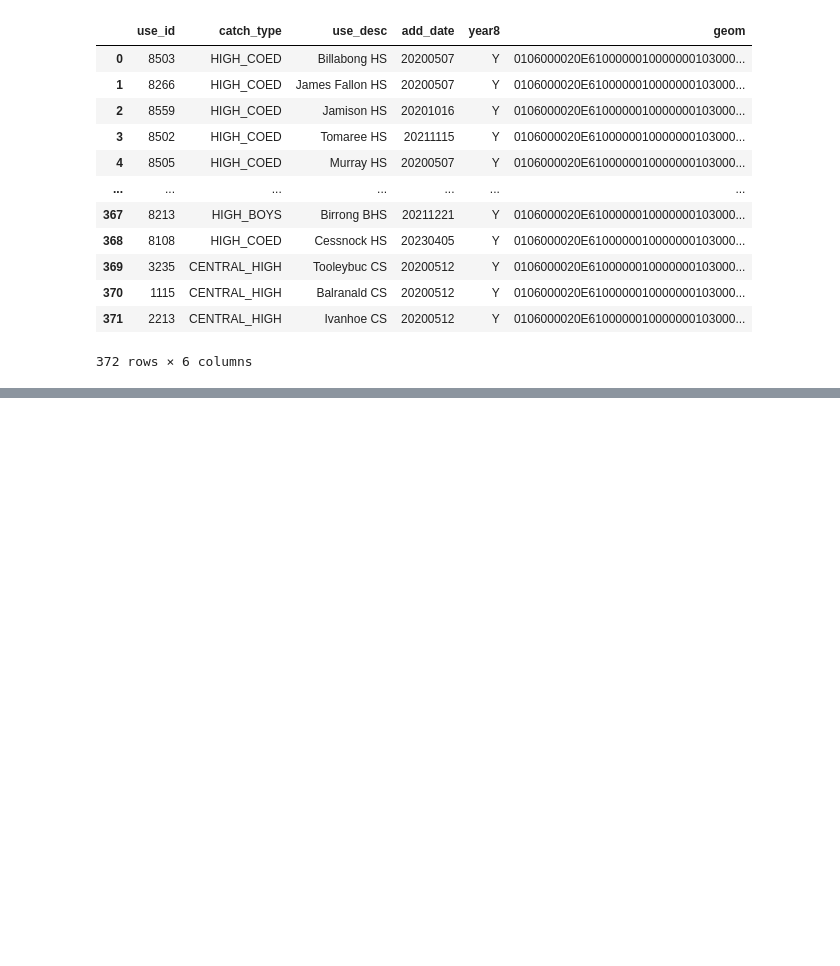
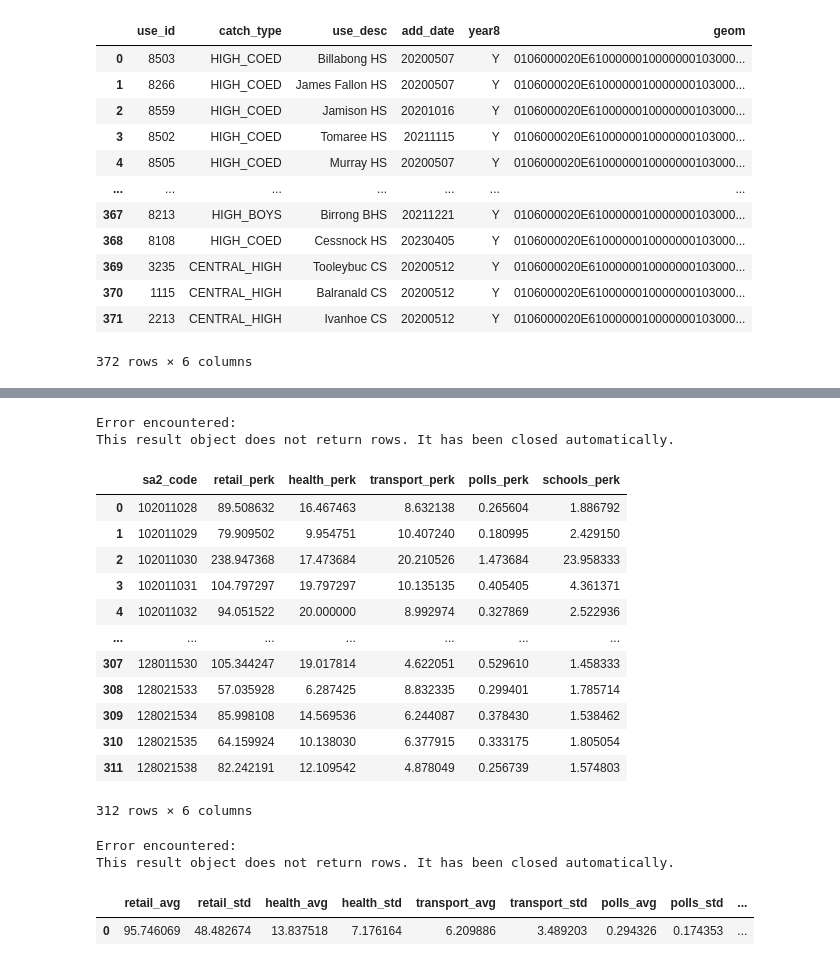
Before and after one commit to joshuahallam127/DATA2901_Assign, a Jupyter notebook: main.ipynb, the cells around one changed output, grey strips where cells are left out. Saved outputs shown, nothing was run; the diff lists cells and outputs as text; code cells hidden in the pictures; blank space fills up the shorter version.

```diff
--- a/main.ipynb
+++ b/main.ipynb
@@ -1454,0 +1628,49 @@ stops.head()
+# %%
+sql = """
+DROP VIEW IF EXISTS per_thousand;
+CREATE VIEW per_thousand AS
+SELECT sa2_code,
+    SUM(retail_businesses / total_people) AS retail_perk,
+    SUM(health_businesses / total_people) AS health_perk,
+    SUM(transport_stops / total_people) AS transport_perk,
+    SUM(polls / total_people) AS polls_perk,
+    SUM(primary_catchments / young_people) + SUM(secondary_catchments / young_people) AS schools_perk
+FROM together_view
+GROUP BY sa2_code;
+"""
+query(conn, sql)
+query(conn, "SELECT * FROM per_thousand")
+# %% [output]
+Error encountered:
+This result object does not return rows. It has been closed automatically.
+|  | sa2_code | retail_perk | health_perk | transport_perk | polls_perk | schools_perk |
+| 0 | 102011028 | 89.508632 | 16.467463 | 8.632138 | 0.265604 | 1.886792 |
+| 1 | 102011029 | 79.909502 | 9.954751 | 10.407240 | 0.180995 | 2.429150 |
+| 2 | 102011030 | 238.947368 | 17.473684 | 20.210526 | 1.473684 | 23.958333 |
+| 3 | 102011031 | 104.797297 | 19.797297 | 10.135135 | 0.405405 | 4.361371 |
+| 4 | 102011032 | 94.051522 | 20.000000 | 8.992974 | 0.327869 | 2.522936 |
+| ... | ... | ... | ... | ... | ... | ... |
+| 307 | 128011530 | 105.344247 | 19.017814 | 4.622051 | 0.529610 | 1.458333 |
+| 308 | 128021533 | 57.035928 | 6.287425 | 8.832335 | 0.299401 | 1.785714 |
+| 309 | 128021534 | 85.998108 | 14.569536 | 6.244087 | 0.378430 | 1.538462 |
+| 310 | 128021535 | 64.159924 | 10.138030 | 6.377915 | 0.333175 | 1.805054 |
+| 311 | 128021538 | 82.242191 | 12.109542 | 4.878049 | 0.256739 | 1.574803 |
+312 rows × 6 columns
+# %%
+sql = """
+DROP VIEW IF EXISTS stats;
+CREATE VIEW stats AS
+SELECT AVG(retail_perk) AS retail_avg, STDDEV(retail_perk) AS retail_std,
+    AVG(health_perk) AS health_avg, STDDEV(health_perk) AS health_std,
+    AVG(transport_perk) AS transport_avg, STDDEV(transport_perk) AS transport_std,
+    AVG(polls_perk) AS polls_avg, STDDEV(polls_perk) AS polls_std,
+    AVG(schools_perk) AS schools_avg, STDDEV(schools_perk) AS schools_std
+FROM per_thousand
+"""
+query(conn, sql)
+query(conn, "SELECT * FROM stats")
+# %% [output]
+Error encountered:
+This result object does not return rows. It has been closed automatically.
+|  | retail_avg | retail_std | health_avg | health_std | transport_avg | transport_std | polls_avg | polls_std | ... |
+| 0 | 95.746069 | 48.482674 | 13.837518 | 7.176164 | 6.209886 | 3.489203 | 0.294326 | 0.174353 | ... |
```
Also changed, not shown: parts of 34 cells of this notebook, 1 other file.
